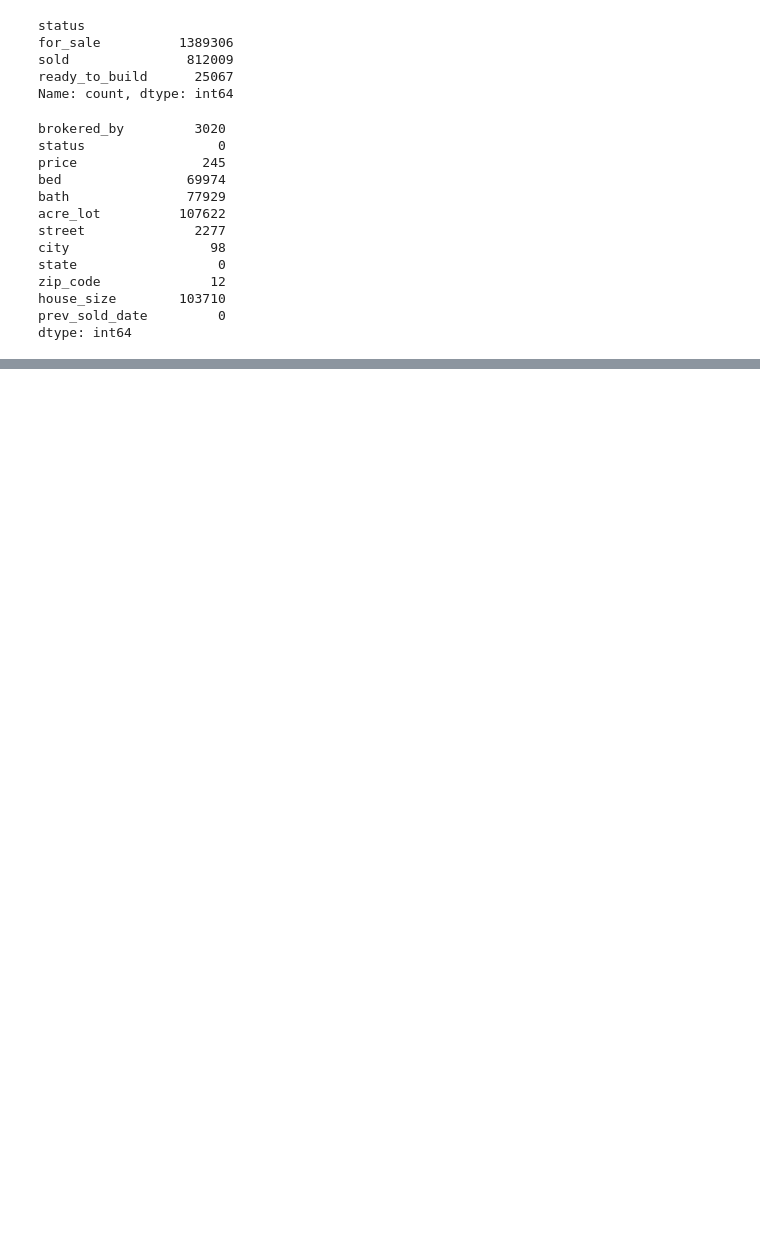
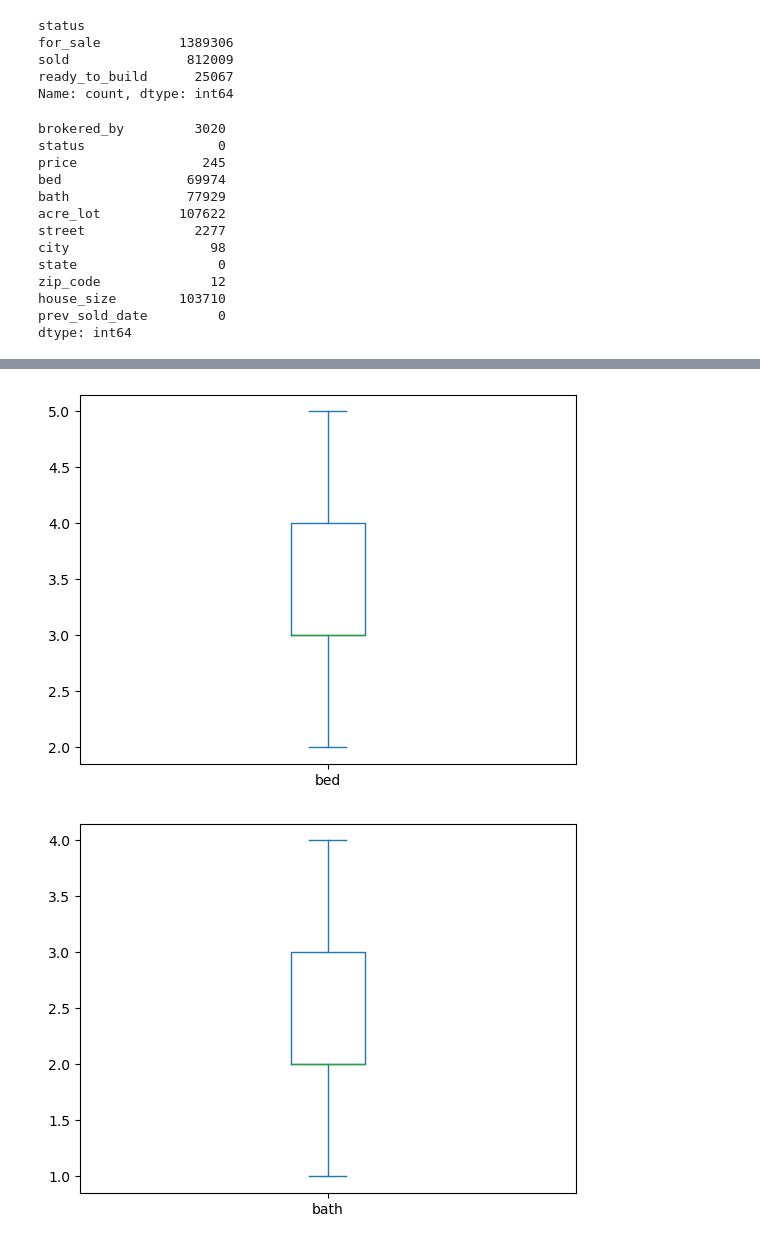
Before and after one commit to luke-dillon/PlacementProject, a Jupyter notebook: test.ipynb, the cells around one changed output, grey strips where cells are left out. Cells and saved outputs as stored; diff of their text form; code cells hidden in the pictures; blank space fills up the shorter version.

```diff
--- a/test.ipynb
+++ b/test.ipynb
@@ -84 +171,10 @@ sold_valdate.describe()
+# %%
+# Boxplots without outliers for bed/bathroom numbers.
+sold_valdate.bed.plot.box(showfliers = False)
+plt.show()
+sold_valdate.bath.plot.box(showfliers = False)
+plt.show()
+# %% [output]
+[figure, added]
+[figure, added]
 # %%
```
Also changed, not shown: parts of 17 cells of this notebook, 1 other file.
